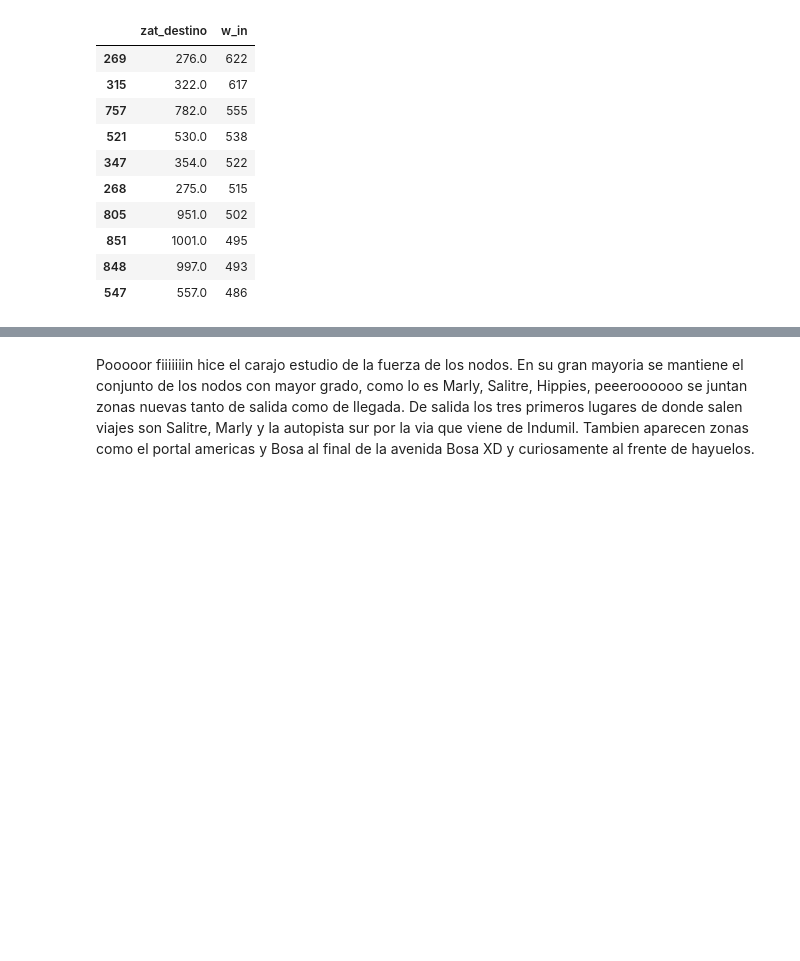
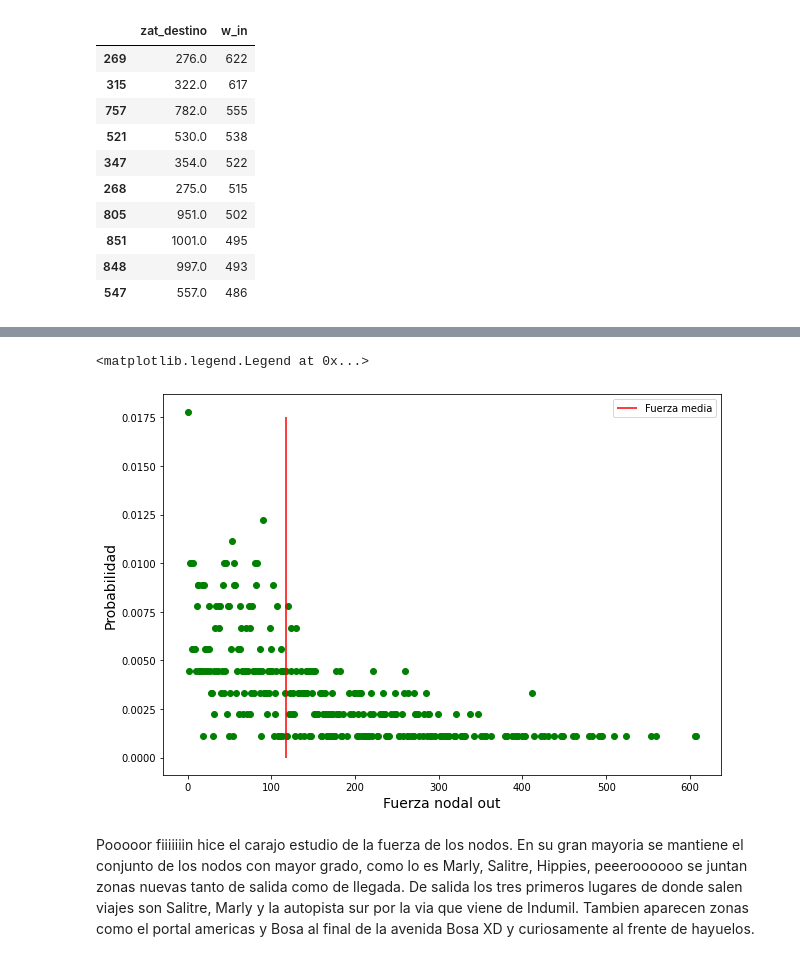
Before and after one commit to saramirezva/Tesis-congestion-Bogota, a Jupyter notebook: Red_completa_Bogota.ipynb, the cells around one changed output, grey strips where cells are left out. Saved outputs shown, nothing was run; the diff lists cells and outputs as text; code cells hidden in the pictures; blank space fills up the shorter version.

```diff
--- a/Red_completa_Bogota.ipynb
+++ b/Red_completa_Bogota.ipynb
@@ -466,3 +478,14 @@ plt.semilogy(x_out, y_out/sum(y_out), 'o', color = 'g')
+# %%
+# Distribucion de probabilidad de la fuerza nodal out
+plt.figure(figsize = (10,7))
+plt.plot(x_out, y_out/sum(y_out), 'o', color = 'g')
+plt.vlines(str_in_mean, 0, 0.0175, color = 'r',label = 'Fuerza media')
+plt.xlabel('Fuerza nodal out', fontsize = 14)
+plt.ylabel('Probabilidad', fontsize = 14)
+plt.legend()
+# %% [output]
+<matplotlib.legend.Legend at 0x...>
+[figure, added]
 # %% [markdown]
 Pooooor fiiiiiiin hice el carajo estudio de la fuerza de los nodos. En su gran mayoria se mantiene el conjunto de los nodos con mayor grado, como lo es Marly, Salitre, Hippies, peeeroooooo se juntan zonas nuevas tanto de salida como de llegada. De salida los tres primeros lugares de donde salen viajes son Salitre, Marly y la autopista sur por la via que viene de Indumil. Tambien aparecen zonas como el portal americas y Bosa al final de la avenida Bosa XD y curiosamente al frente de hayuelos.
 # %% [markdown]
```
Also changed, not shown: parts of 18 cells of this notebook.
